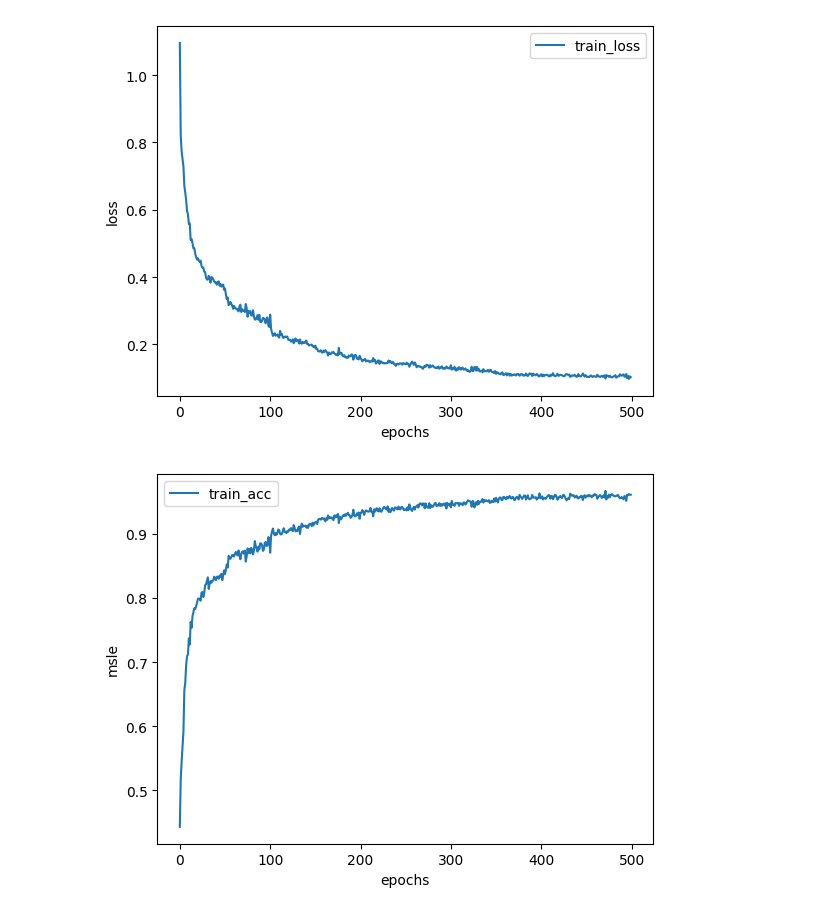
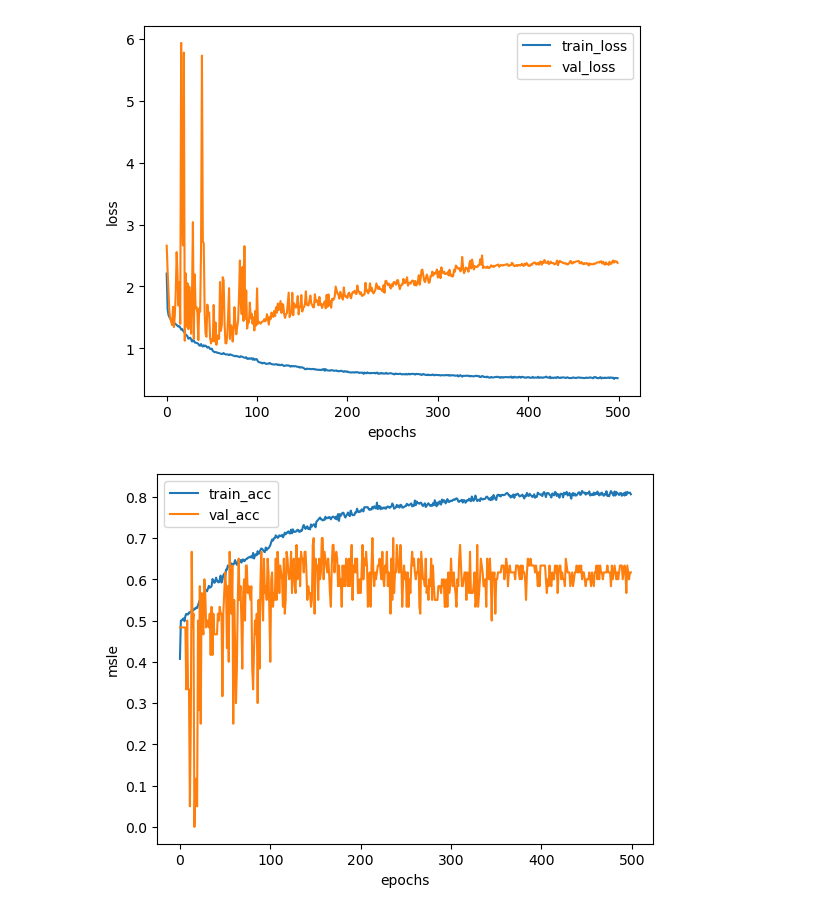
Before and after one commit to dmcgow/certificate, a Jupyter notebook: certificate_CNN.ipynb, the cells around one changed output. Cells and saved outputs as stored; diff of their text form; code cells hidden in the pictures.

Commit message:
add actural profit rate

```diff
--- a/certificate_CNN.ipynb
+++ b/certificate_CNN.ipynb
@@ -87,7 +121,9 @@ for row in sca:
         x.append(list(deq))
 x = x[:-pre_days]
 y = label[mem_his_days-1:-pre_days]
-x, y = np.array(x).reshape(-1,10,4,1), np.array(y)
+change = change[mem_his_days-1:-pre_days]
+
+x, y = np.array(x).reshape(-1,mem_his_days,4,1), np.array(y)
 print(x.shape)
 print(y.shape)
 # %% [output]
@@ -96,5 +132,5 @@ print(y.shape)
 # %%
 total_num = len(x)
-train_num = int(total_num * 0.98)
+train_num = int(total_num * train_rate)
 print(train_num)
 # %% [output]
@@ -102,6 +138,6 @@ print(train_num)
 # %%
-x_train, y_train = x[:train_num], y[:train_num]
-x_test, y_test = x[train_num:], y[train_num:]
+x_train, y_train, change_train = x[:train_num], y[:train_num], change[:train_num]
+x_test, y_test, change_test = x[train_num:], y[train_num:], change[train_num:]
 
 batch_size = 128
 
@@ -136,34 +172,8 @@ model.add(tf.keras.layers.GlobalAveragePooling2D())
 model.add(tf.keras.layers.Dense(64))
 model.add(tf.keras.layers.BatchNormalization())
 model.add(tf.keras.layers.ReLU())
-model.add(tf.keras.layers.Dense(4,activation='softmax'))
-model.build(input_shape=[None,10,4])
+model.add(tf.keras.layers.Dense(20,activation='softmax'))
+model.build(input_shape=[None,mem_his_days,4])
 
 model.summary()
-
-# inputs = tf.keras.Input(shape=input_shape)
-
-# x = tf.keras.layers.LSTM(32, activation='relu', return_sequences=True, kernel_regularizer=tf.keras.regularizers.l2(0.01))(inputs)
-# x = tf.keras.layers.Dropout(0.2)(x)
-
-# x = tf.keras.layers.GRU(50, activation='relu', return_sequences=True, kernel_regularizer=tf.keras.regularizers.l2(0.01))(x)
-# x = tf.keras.layers.Dropout(0.2)(x)
-
-# x = tf.keras.layers.GRU(50, activation='relu', return_sequences=True, kernel_regularizer=tf.keras.regularizers.l2(0.01))(x)
-# x = tf.keras.layers.Dropout(0.2)(x)
-
-# x = tf.keras.layers.GRU(50, activation='relu', return_sequences=True, kernel_regularizer=tf.keras.regularizers.l2(0.01))(x)
-# x = tf.keras.layers.Dropout(0.2)(x)
-
-# x = tf.keras.layers.GRU(50, activation='relu', return_sequences=True, kernel_regularizer=tf.keras.regularizers.l2(0.01))(x)
-# x = tf.keras.layers.Dropout(0.2)(x)
-
-# x = tf.keras.layers.LSTM(8, activation='relu', kernel_regularizer=tf.keras.regularizers.l2(0.01))(x)
-# x = tf.keras.layers.Dropout(0.2)(x)
-
-# outputs = tf.keras.layers.Dense(2, activation='softmax')(x)
-
-# model = tf.keras.Model(inputs, outputs)
-
-# model.summary()
 # %% [output]
@@ -237,23 +255,28 @@ Epoch 500/500
 # %%
 train_acc = history.history['sparse_categorical_accuracy']
 train_loss = history.history['loss']
 
+val_acc = history.history['val_sparse_categorical_accuracy']
+val_loss = history.history['val_loss']
+
 plt.figure()
 plt.plot(range(epoch), train_loss, label='train_loss')
+plt.plot(range(epoch), val_loss, label='val_loss')
 plt.legend()
 plt.xlabel('epochs')
 plt.ylabel('loss')
 plt.show()
 
 plt.figure()
 plt.plot(range(epoch), train_acc, label='train_acc')
+plt.plot(range(epoch), val_acc, label='val_acc')
 plt.legend()
 plt.xlabel('epochs')
 plt.ylabel('msle')
 plt.show()
 # %% [output]
-[figure, old version]
+[figure, new version]
-[figure, old version]
+[figure, new version]
 # %%
 model.evaluate(test_ds)
 
```
Also changed, not shown: parts of 13 cells of this notebook.
